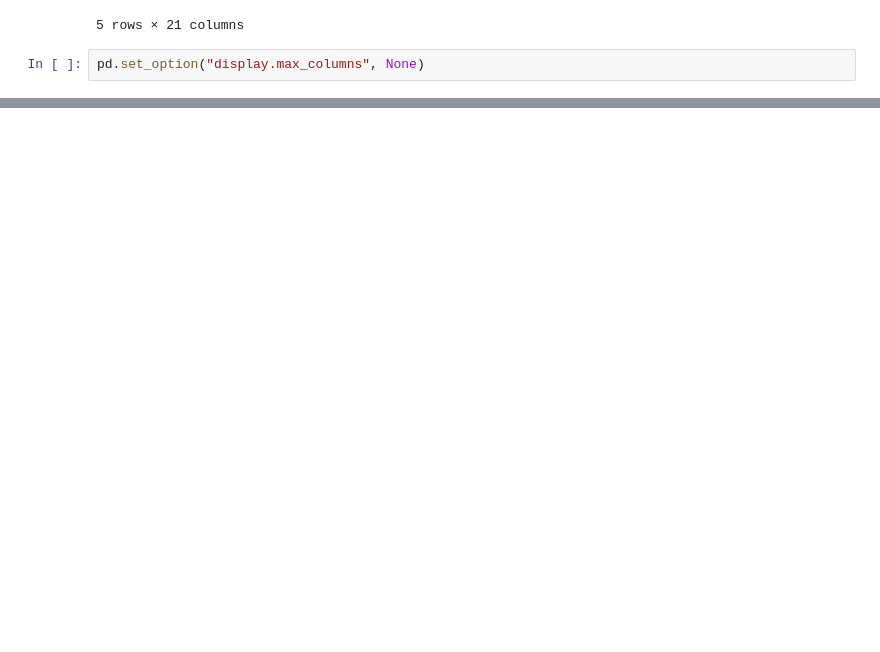
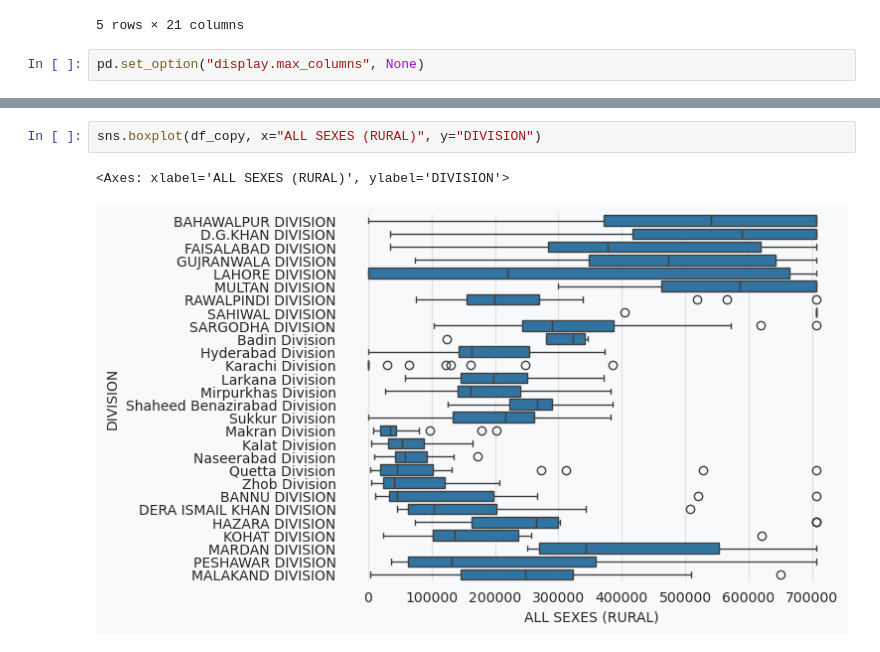
Before and after one commit to waseem-development/AI-NAVTTC, a Jupyter notebook: python/pandas/EDA/5_pak_population_analysis.ipynb, the cells around one changed output, grey strips where cells are left out. Cells and saved outputs as stored; diff of their text form; blank space fills up the shorter version.

```diff
--- a/python/pandas/EDA/5_pak_population_analysis.ipynb
+++ b/python/pandas/EDA/5_pak_population_analysis.ipynb
@@ -99,0 +414,5 @@ pd.set_option("display.max_columns", None)
+# %%
+sns.boxplot(df_copy, x="ALL SEXES (RURAL)", y="DIVISION")
+# %% [output]
+<Axes: xlabel='ALL SEXES (RURAL)', ylabel='DIVISION'>
+[figure, added]
```
Also changed, not shown: parts of 26 cells of this notebook, 1 other file.
